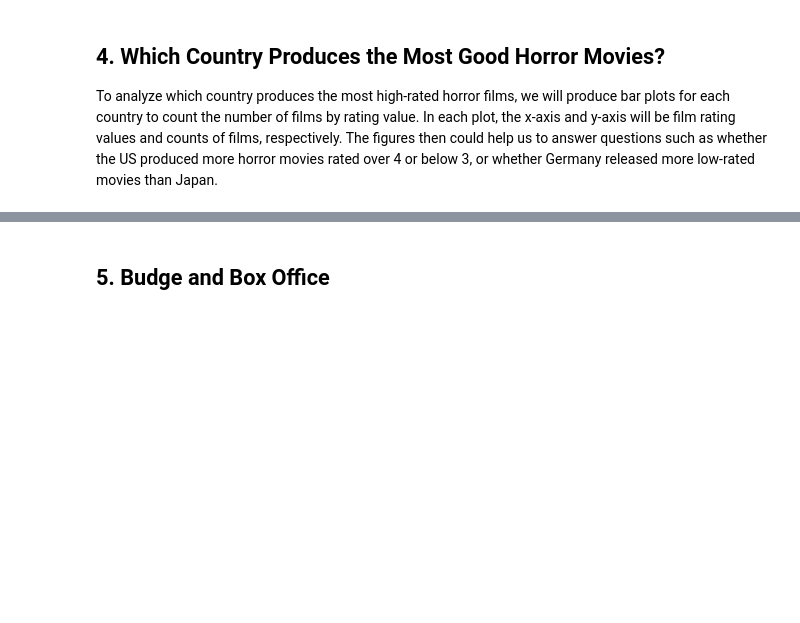
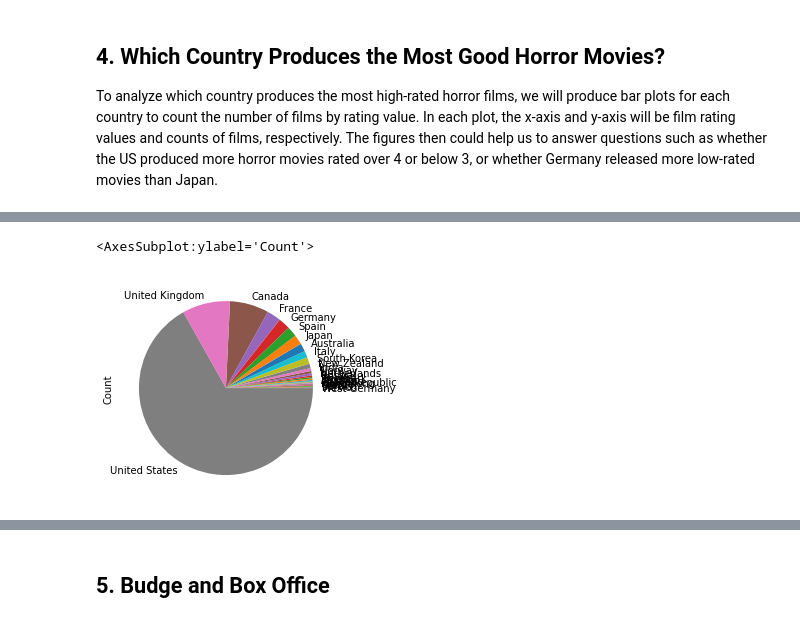
Before and after one commit to tl3472/GA4003-HorrorFilms, a Jupyter notebook: Horror Film Report.ipynb, the cells around one changed output, grey strips where cells are left out. Drawn from its saved outputs; the diff is of its cells as text; code cells hidden in the pictures; blank space fills up the shorter version.

```diff
--- a/Horror Film Report.ipynb
+++ b/Horror Film Report.ipynb
@@ -137,0 +211,11 @@ To analyze which country produces the most high-rated horror films, we will prod
+# %%
+# pie chart: which country produces the highest fraction of horror films
+# only shows tags for top 5 highest proportion
+gb_country = mainpage[['Name', 'Country']].groupby('Country').count().sort_values(by='Name')
+gb_country.reset_index().rename(columns={'Name' : 'Count'}).set_index('Country').plot.pie(
+    y = 'Count',
+    legend = False
+    )
+# %% [output]
+<AxesSubplot:ylabel='Count'>
+[figure, added]
```
Also changed, not shown: parts of 35 cells of this notebook.
